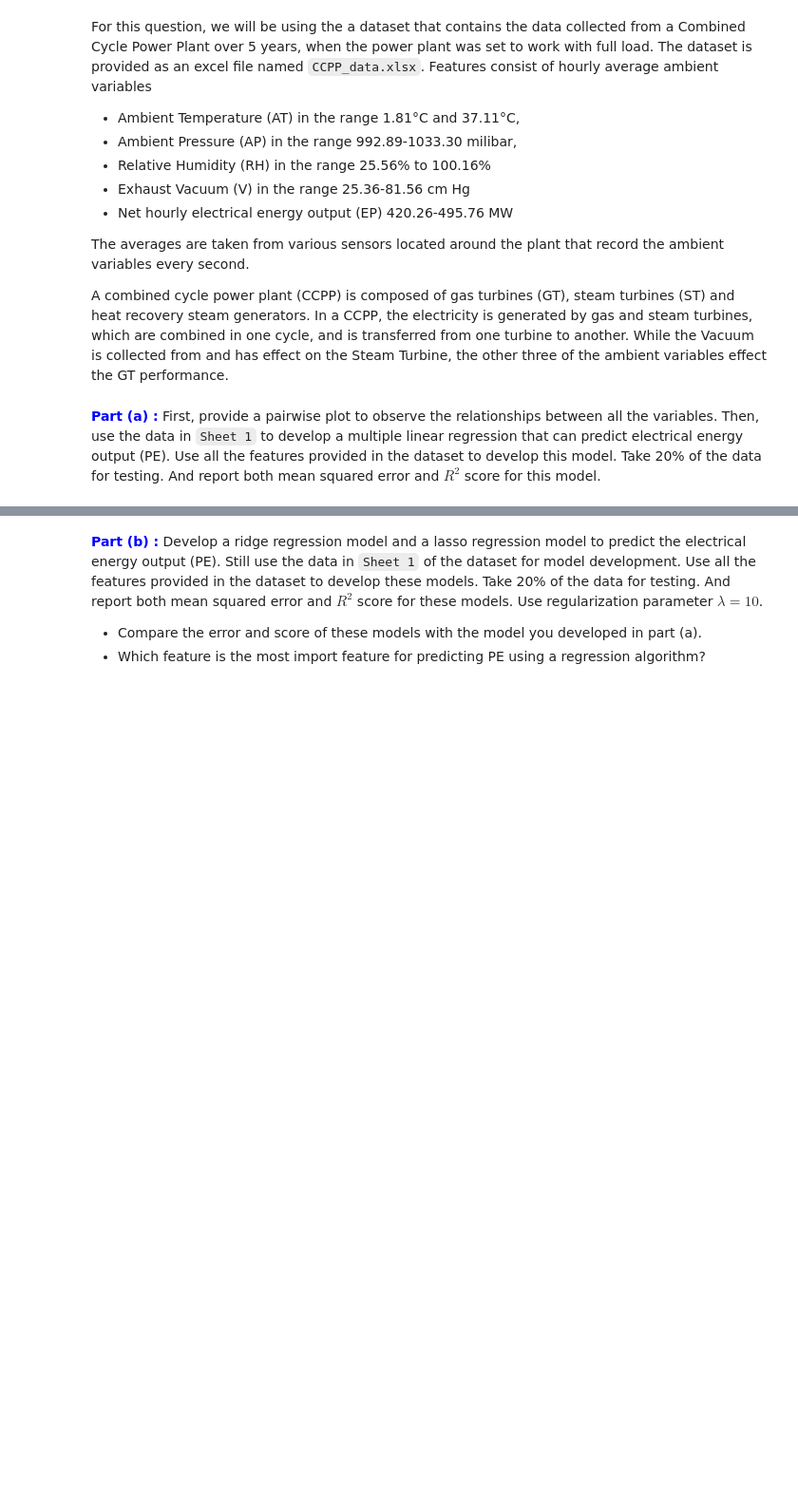
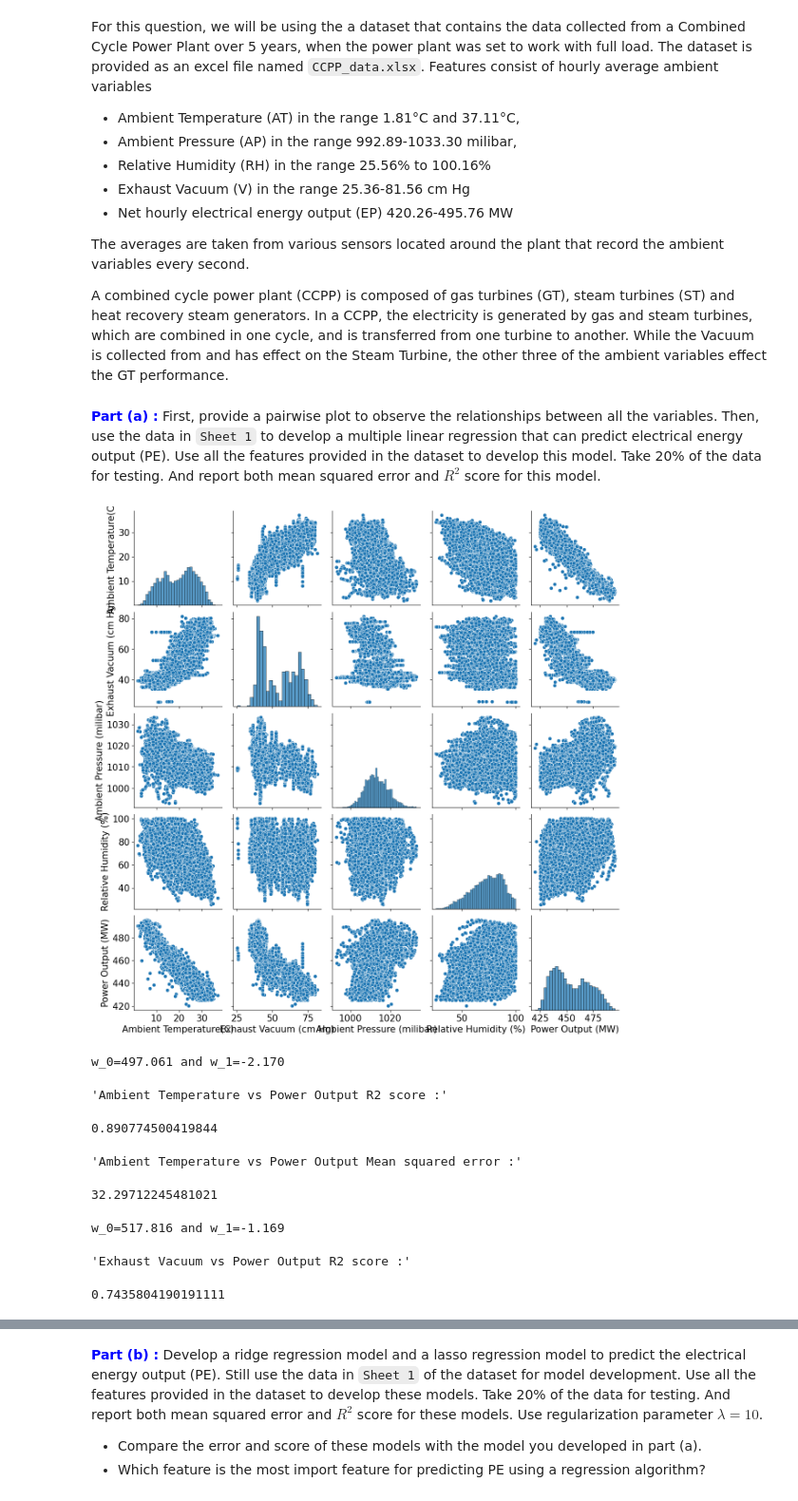
Before and after one commit to DanielKim0208/Data_driven, a Jupyter notebook: hw5/Homework_5.ipynb, the cells around one changed output, grey strips where cells are left out. Shown at 95% size. Saved outputs shown, nothing was run; the diff lists cells and outputs as text; code cells hidden in the pictures; blank space fills up the shorter version.

```diff
--- a/hw5/Homework_5.ipynb
+++ b/hw5/Homework_5.ipynb
@@ -41,0 +111,80 @@ A combined cycle power plant (CCPP) is composed of gas turbines (GT), steam turb
+# %%
+# Your code goes here
+import seaborn as sns
+import matplotlib.pyplot as plt
+
+df = pd.read_excel('C:\\Users\\tanka\\OneDrive\\바탕 화면\\Junior year\\Data_driven\\hw5\\CCPP_data.xlsx')
+df = df.rename(columns={
+    'AT': 'Ambient Temperature(C)',
+    'V': 'Exhaust Vacuum (cm Hg)',
+    'AP': 'Ambient Pressure (milibar)',
+    'RH': 'Relative Humidity (%)',
+    'PE': 'Power Output (MW)'
+})
+sns.pairplot(df)
+plt.show()
+
+#Pairwise plot show relationship between AT and V to target variable EP
+
+# Ambient Temperature vs Power Output
+x_data1=np.array(df[['Ambient Temperature(C)']])
+y_data1=np.array(df[['Power Output (MW)']])
+x_train1, x_test1, y_train1, y_test1=train_test_split(x_data1, y_data1, test_size=0.2, shuffle=True, random_state=100)
+lm_ATEP = LinearRegression()
+lm_ATEP.fit(x_train1, y_train1)
+w0l=lm_ATEP.intercept_[0]  # w_0
+w1l=lm_ATEP.coef_[0][0]    # W-1
+print(f'w_0={w0l:.3f} and w_1={w1l:.3f}')
+
+#PLOTTING AT VS EP
+plt.figure(figsize=(10,10))                       # set the size of the figure
+plt.rc('font',size=15)                            # set the font size
+# Plotting the training data
+plt.scatter(x_train1, y_train1,s=5,color='red',label='Training Data')
+plt.scatter(x_test1, y_test1,s=5,color='blue', label='Test Data')
+xplot=np.linspace(0,30,num=100)
+yplot=w0l+w1l*xplot
+plt.plot(xplot, yplot, lw=4,color='green', label='Fitted Line')
+plt.title('Ambient Temperature vs Power Output linear regression')
+plt.xlabel('Ambient Temperature(C)')
+plt.ylabel('Power Output (MW)')
+plt.grid(True)
+plt.legend(loc='best')
+display("Ambient Temperature vs Power Output R2 score :", r2_score(y_test1, lm_ATEP.predict(x_test1))), display("Ambient Temperature vs Power Output Mean squared error :", mean_squared_error(y_test1, lm_ATEP.predict(x_test1)))
+
+
+# Exhaust vaccum vs Power Output
+x_data2=np.array(df[['Exhaust Vacuum (cm Hg)']])
+y_data2=np.array(df[['Power Output (MW)']])
+x_train2, x_test2, y_train2, y_test2=train_test_split(x_data2, y_data2, test_size=0.2, shuffle=True, random_state=100)
+lm_VEP = LinearRegression()
+lm_VEP.fit(x_train2, y_train2)
+w0l2=lm_VEP.intercept_[0]  # w_0
+w1l2=lm_VEP.coef_[0][0]    # W-1
+print(f'w_0={w0l2:.3f} and w_1={w1l2:.3f}')
+
+#PLOTTING AT VS EP
+plt.figure(figsize=(10,10))                       # set the size of the figure
+plt.rc('font',size=15)                            # set the font size
+# Plotting the training data
+plt.scatter(x_train2, y_train2,s=5,color='red',label='Training Data')
+plt.scatter(x_test2, y_test2,s=5,color='blue', label='Test Data')
+xplot=np.linspace(30,80,num=100)
+yplot=w0l2+w1l2*xplot
+plt.plot(xplot, yplot, lw=4,color='green', label='Fitted Line')
+plt.title('Exhaust Vacuum (cm Hg) vs Power Output linear regression')
+plt.xlabel('Exhaust Vacuum (cm Hg)')
+plt.ylabel('Power Output (MW)')
+plt.grid(True)
+plt.legend(loc='best')
+display("Exhaust Vacuum vs Power Output R2 score :", r2_score(y_test2, lm_VEP.predict(x_test2))), display("Exhaust Vacuum vs Power Output Mean squared error :", mean_squared_error(y_test2, lm_VEP.predict(x_test2)))
+# %% [output]
+[figure, added]
+w_0=497.061 and w_1=-2.170
+'Ambient Temperature vs Power Output R2 score :'
+0.890774500419844
+'Ambient Temperature vs Power Output Mean squared error :'
+32.29712245481021
+w_0=517.816 and w_1=-1.169
+'Exhaust Vacuum vs Power Output R2 score :'
+0.7435804190191111
```
Also changed, not shown: parts of 13 cells of this notebook, 2 other files.
